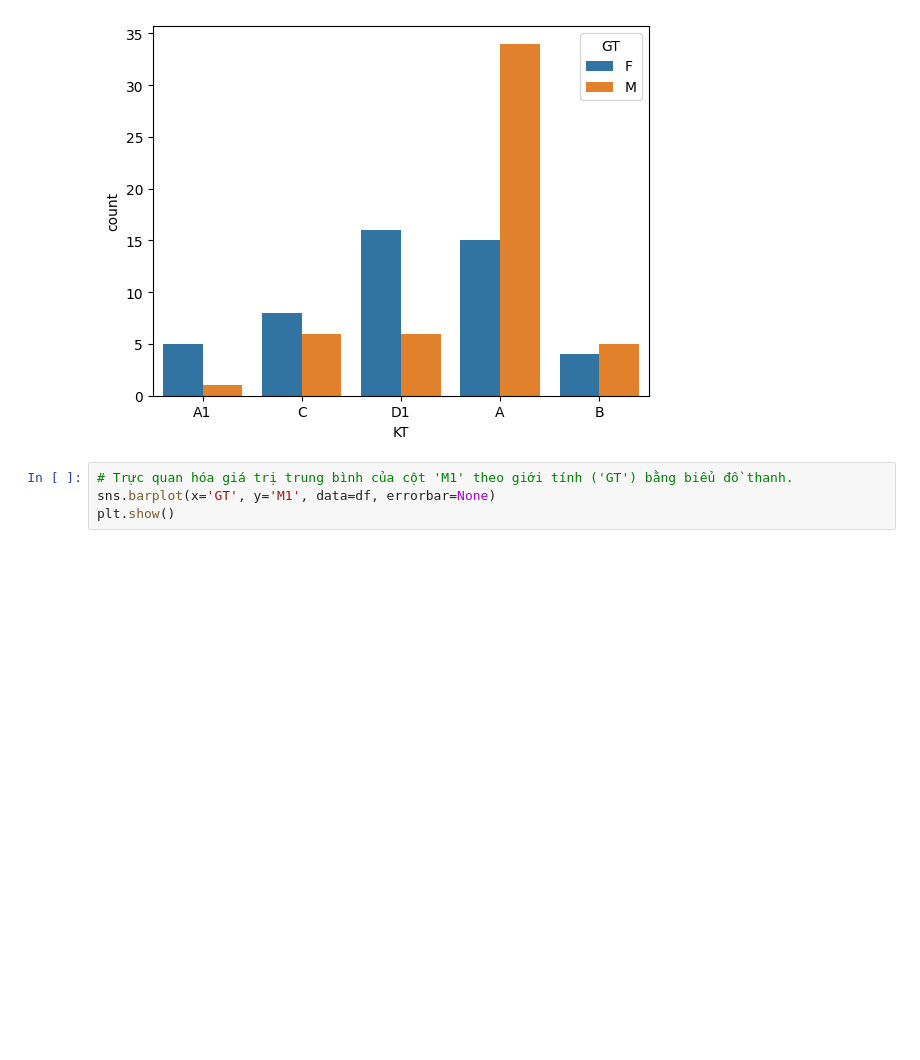
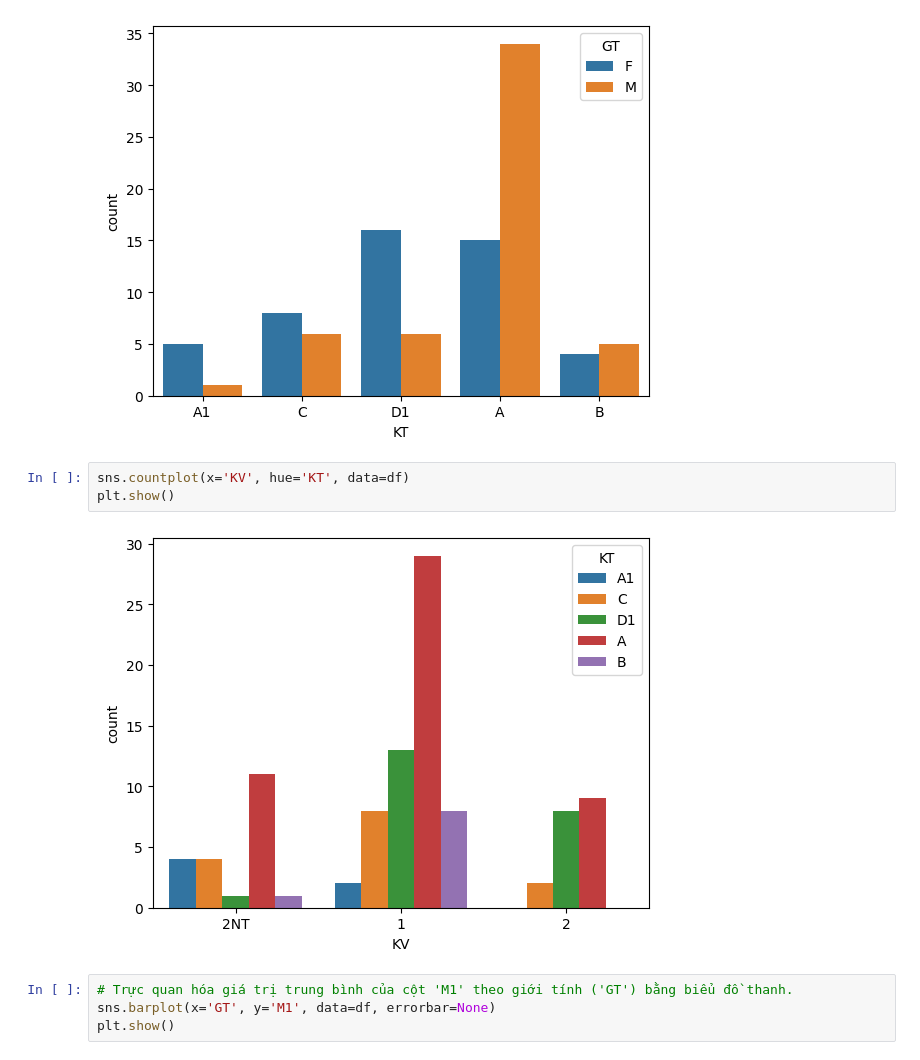
Before and after one commit to trgcghai/Code-data-1, a Jupyter notebook: tuan2.ipynb, the cells around one changed output. Saved outputs shown, nothing was run; the diff lists cells and outputs as text; blank space fills up the shorter version.

```diff
--- a/tuan2.ipynb
+++ b/tuan2.ipynb
@@ -312,6 +338,11 @@ sns.countplot(x='KT', hue='GT', data=df)
 plt.show()
 # %% [output]
 [figure]
+# %%
+sns.countplot(x='KV', hue='KT', data=df)
+plt.show()
+# %% [output]
+[figure, added]
 # %%
 # Trực quan hóa giá trị trung bình của cột 'M1' theo giới tính ('GT') bằng biểu đồ thanh.
 sns.barplot(x='GT', y='M1', data=df, errorbar=None)
```
Also changed, not shown: parts of 11 cells of this notebook, 1 other file.
